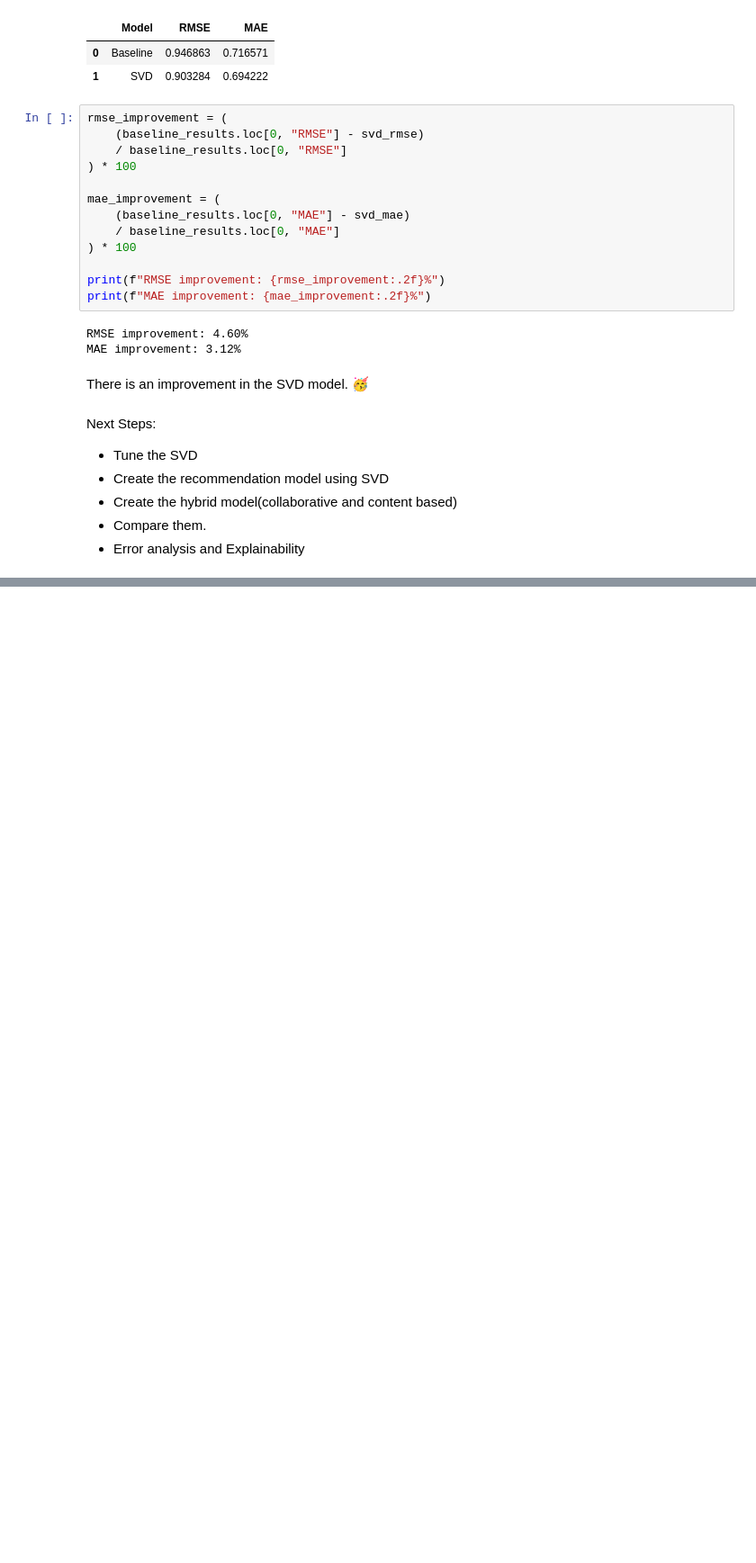
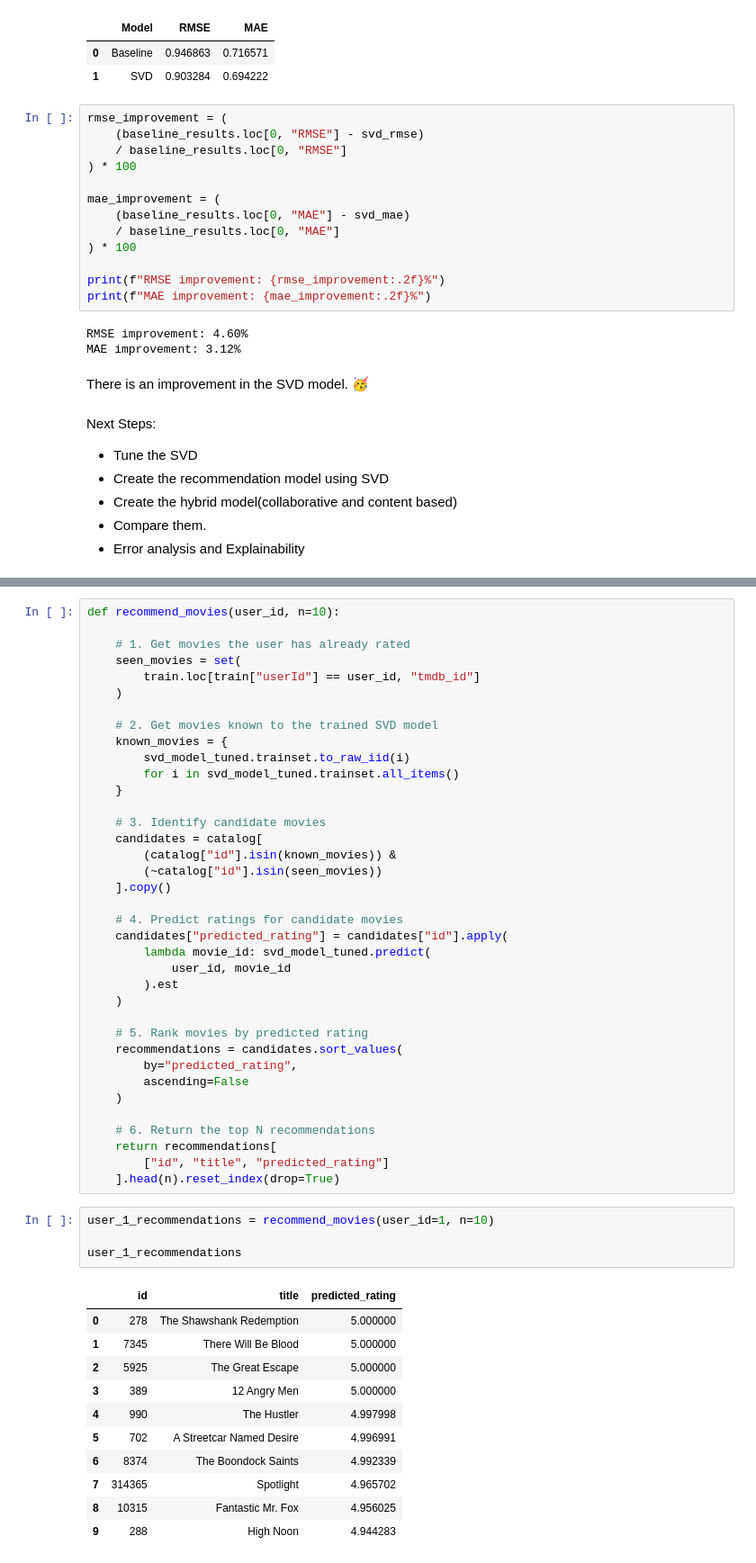
Before and after one commit to AwendyG/Movie-Recommendation-Capstone, a Jupyter notebook: Capstone.ipynb, the cells around one changed output, grey strips where cells are left out. Shown at 90% size. Drawn from its saved outputs; the diff is of its cells as text; blank space fills up the shorter version.

```diff
--- a/Capstone.ipynb
+++ b/Capstone.ipynb
@@ -2527,0 +1968,53 @@ NDCG@10: 0.02320799202453068
+# %%
+def recommend_movies(user_id, n=10):
+
+    # 1. Get movies the user has already rated
+    seen_movies = set(
+        train.loc[train["userId"] == user_id, "tmdb_id"]
+    )
+
+    # 2. Get movies known to the trained SVD model
+    known_movies = {
+        svd_model_tuned.trainset.to_raw_iid(i)
+        for i in svd_model_tuned.trainset.all_items()
+    }
+
+    # 3. Identify candidate movies
+    candidates = catalog[
+        (catalog["id"].isin(known_movies)) &
+        (~catalog["id"].isin(seen_movies))
+    ].copy()
+
+    # 4. Predict ratings for candidate movies
+    candidates["predicted_rating"] = candidates["id"].apply(
+        lambda movie_id: svd_model_tuned.predict(
+            user_id, movie_id
+        ).est
+    )
+
+    # 5. Rank movies by predicted rating
+    recommendations = candidates.sort_values(
+        by="predicted_rating",
+        ascending=False
+    )
+
+    # 6. Return the top N recommendations
+    return recommendations[
+        ["id", "title", "predicted_rating"]
+    ].head(n).reset_index(drop=True)
+# %%
+user_1_recommendations = recommend_movies(user_id=1, n=10)
+
+user_1_recommendations
+# %% [output]
+|  | id | title | predicted_rating |
+| 0 | 278 | The Shawshank Redemption | 5.000000 |
+| 1 | 7345 | There Will Be Blood | 5.000000 |
+| 2 | 5925 | The Great Escape | 5.000000 |
+| 3 | 389 | 12 Angry Men | 5.000000 |
+| 4 | 990 | The Hustler | 4.997998 |
+| 5 | 702 | A Streetcar Named Desire | 4.996991 |
+| 6 | 8374 | The Boondock Saints | 4.992339 |
+| 7 | 314365 | Spotlight | 4.965702 |
+| 8 | 10315 | Fantastic Mr. Fox | 4.956025 |
+| 9 | 288 | High Noon | 4.944283 |
```
Also changed, not shown: parts of 85 cells of this notebook.
